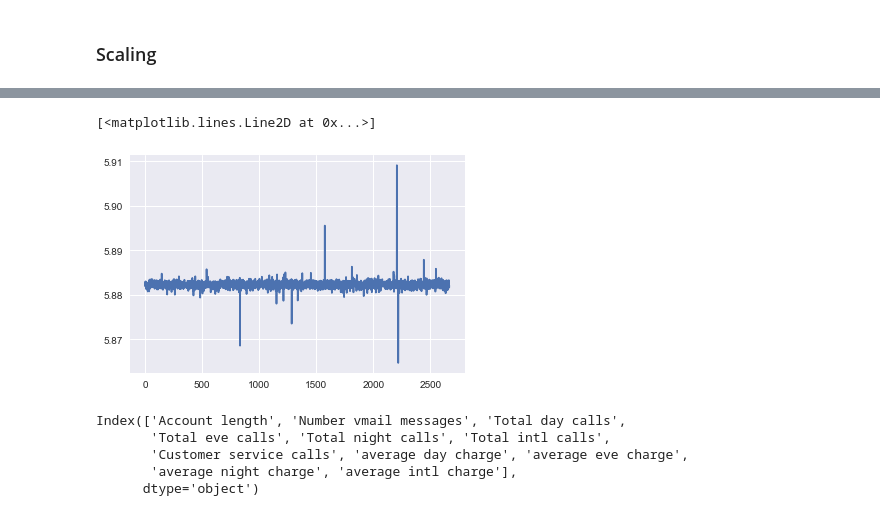
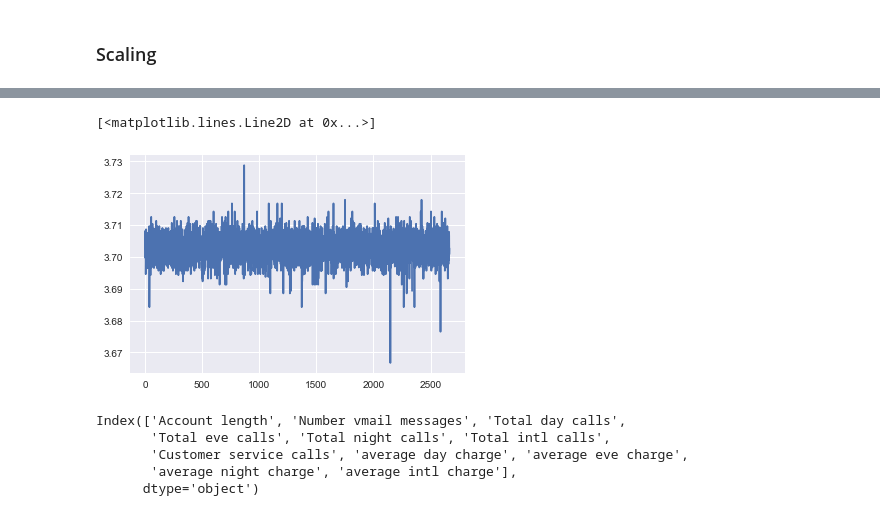
Before and after one commit to BellaLSun/Customer_Churn, a Jupyter notebook: 01 Feature Enigeering.ipynb, the cells around one changed output, grey strips where cells are left out. Cells and saved outputs as stored; diff of their text form; code cells hidden in the pictures.

```diff
--- a/01 Feature Enigeering.ipynb
+++ b/01 Feature Enigeering.ipynb
@@ -14,12 +14,9 @@ import pandas as pd
 # %% [markdown]
 ## Fetching and Importing Churn Data
 # %%
-CV_data =pd.read_csv('./data/churn-bigml-80.csv')
+CV_data =pd.read_csv('churn-bigml-80.csv')
 
 # inferSchema (default false): infers the input schema automatically from data. It requires one extra pass over the data.
-
-final_test_data = pd.read_csv('./data/churn-bigml-20.csv')
-
 CV_data.head(5)
 # %% [output]
 |  | State | Account length | Area code | International plan | Voice mail plan | Number vmail messages | ... |
@@ -162,8 +169,8 @@ msno.bar(num[columns])
 # %%
-plt.plot(num['average day charge'])
+plt.plot(num['average intl charge'])
 # %% [output]
 [<matplotlib.lines.Line2D at 0x...>]
-[figure, old version]
+[figure, new version]
 # %%
 num = num.fillna(num['average day charge'].mean())
 num = num.fillna(num['average eve charge'].mean())
```
Also changed, not shown: parts of 19 cells of this notebook, 2 other files.
